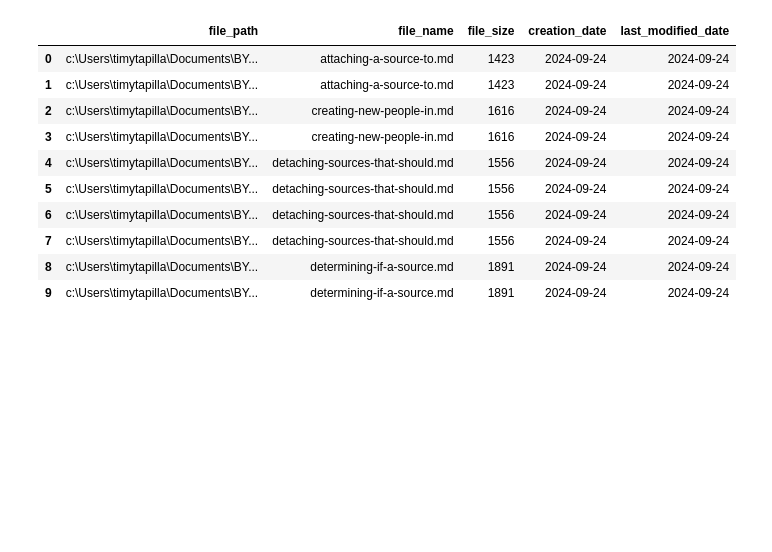
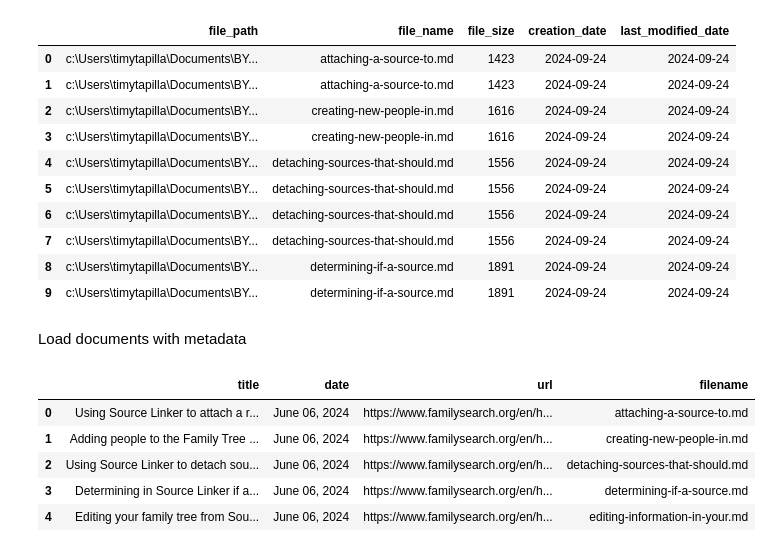
Before and after one commit to TimoteoTapia/FamilySearchAI, a Jupyter notebook: notebooks/rag_openai.ipynb, the cells around one changed output. Drawn from its saved outputs; the diff is of its cells as text; code cells hidden in the pictures; blank space fills up the shorter version.

```diff
--- a/notebooks/rag_openai.ipynb
+++ b/notebooks/rag_openai.ipynb
@@ -40,5 +46,5 @@ Settings.chunk_size_limit = 1536
 # %%
 nest_asyncio.apply()
 # %%
-docs = SimpleDirectoryReader('../data/raw', recursive=True).load_data()
+documents = SimpleDirectoryReader('../data/raw', recursive=True).load_data()
 # %%
@@ -60,3 +68,35 @@ df.head(10)
 | 7 | c:\Users\timytapilla\Documents\BY... | detaching-sources-that-should.md | 1556 | 2024-09-24 | 2024-09-24 |
 | 8 | c:\Users\timytapilla\Documents\BY... | determining-if-a-source.md | 1891 | 2024-09-24 | 2024-09-24 |
 | 9 | c:\Users\timytapilla\Documents\BY... | determining-if-a-source.md | 1891 | 2024-09-24 | 2024-09-24 |
+# %%
+def load_documents_with_metadata(directory):
+    """Load documents from the specified directory and extract metadata."""
+    documents = []
+    for filename in os.listdir(directory):
+        if filename.endswith('.md'):
+            file_path = os.path.join(directory, filename)
+            with open(file_path, 'r', encoding='utf-8') as file:
+                post = frontmatter.load(file)
+                metadata = {
+                    'title': post.get('title', '').strip(),
+                    'date': post.get('date', '').strip(),
+                    'url': post.get('url', '').strip(),
+                    'filename': filename  # Save the filename as part of metadata
+                }
+                content = post.content
+                # Create a Document instance instead of a dict
+                documents.append(Document(text=content, metadata=metadata))
+    return documents
+# %% [markdown]
+Load documents with metadata
+# %%
+docs = load_documents_with_metadata('../data/raw')
+df = pd.DataFrame([d.metadata for d in docs])
+df.head(5)
+# %% [output]
+|  | title | date | url | filename |
+| 0 | Using Source Linker to attach a r... | June 06, 2024 | https://www.familysearch.org/en/h... | attaching-a-source-to.md |
+| 1 | Adding people to the Family Tree ... | June 06, 2024 | https://www.familysearch.org/en/h... | creating-new-people-in.md |
+| 2 | Using Source Linker to detach sou... | June 06, 2024 | https://www.familysearch.org/en/h... | detaching-sources-that-should.md |
+| 3 | Determining in Source Linker if a... | June 06, 2024 | https://www.familysearch.org/en/h... | determining-if-a-source.md |
+| 4 | Editing your family tree from Sou... | June 06, 2024 | https://www.familysearch.org/en/h... | editing-information-in-your.md |
```
Also changed, not shown: parts of 25 cells of this notebook, 2 other files.
